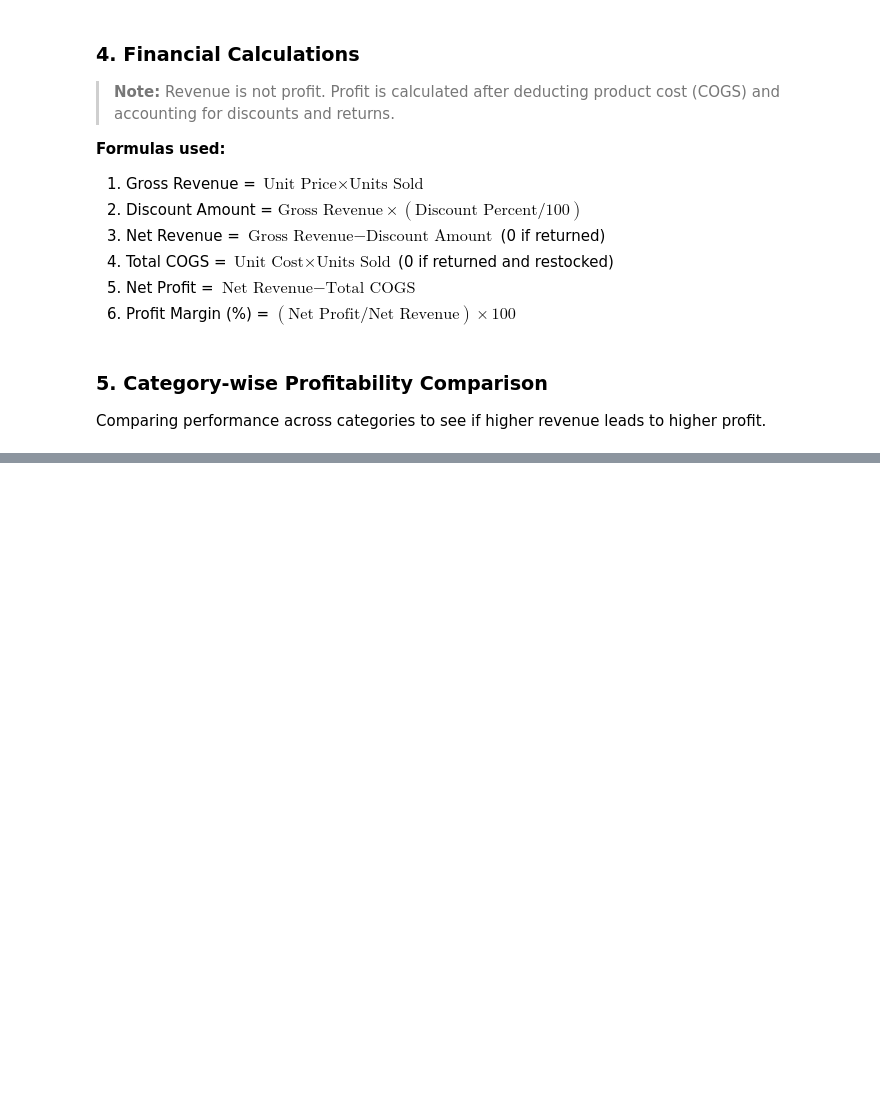
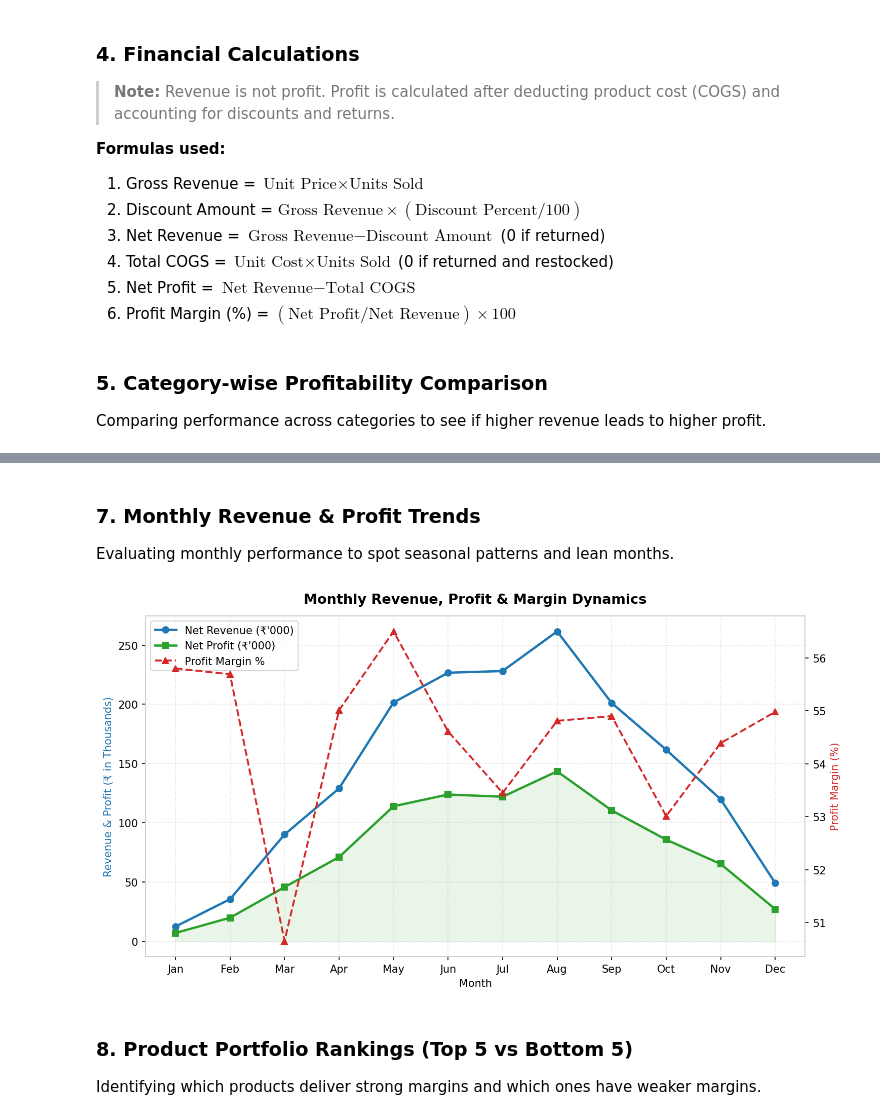
Before and after one commit to abhinavsrivastava98890/Small-Business-Profitability-Analysis, a Jupyter notebook: notebooks/profitability_analysis.ipynb, the cells around one changed output, grey strips where cells are left out. Cells and saved outputs as stored; diff of their text form; code cells hidden in the pictures; blank space fills up the shorter version.

```diff
--- a/notebooks/profitability_analysis.ipynb
+++ b/notebooks/profitability_analysis.ipynb
@@ -125,0 +235,46 @@ Comparing performance across categories to see if higher revenue leads to higher
+# %% [markdown]
+### 7. Monthly Revenue & Profit Trends
+Evaluating monthly performance to spot seasonal patterns and lean months.
+# %%
+monthly_perf = valid_sales.groupby('Month').agg(
+    Month_Name=('Month_Name', 'first'),
+    Orders=('Transaction_ID', 'count'),
+    Net_Revenue=('Net_Revenue', 'sum'),
+    Net_Profit=('Net_Profit', 'sum')
+).reset_index().sort_values('Month')
+
+monthly_perf['Margin_Pct'] = (monthly_perf['Net_Profit'] / monthly_perf['Net_Revenue'] * 100).round(2)
+monthly_perf[['Month_Name', 'Orders', 'Net_Revenue', 'Net_Profit', 'Margin_Pct']]
+# %%
+# Chart 2: Monthly Revenue, Profit & Margin Dynamics
+fig, ax1 = plt.subplots(figsize=(10, 5.5), dpi=150)
+ax2 = ax1.twinx()
+
+months = monthly_perf['Month_Name']
+rev_k = monthly_perf['Net_Revenue'] / 1000.0
+prof_k = monthly_perf['Net_Profit'] / 1000.0
+
+line1 = ax1.plot(months, rev_k, color="#1f77b4", marker="o", linewidth=2.2, label="Net Revenue (₹'000)")
+line2 = ax1.plot(months, prof_k, color="#2ca02c", marker="s", linewidth=2.2, label="Net Profit (₹'000)")
+ax1.fill_between(months, prof_k, color="#2ca02c", alpha=0.1)
+
+line3 = ax2.plot(months, monthly_perf['Margin_Pct'], color="#d62728", linestyle="--", marker="^", linewidth=1.8, label="Profit Margin %")
+
+ax1.set_title("Monthly Revenue, Profit & Margin Dynamics", fontsize=13, fontweight="bold", pad=12)
+ax1.set_xlabel("Month", fontsize=10)
+ax1.set_ylabel("Revenue & Profit (₹ in Thousands)", fontsize=10, color="#1f77b4")
+ax2.set_ylabel("Profit Margin (%)", fontsize=10, color="#d62728")
+
+ax1.grid(True, linestyle=":", alpha=0.5)
+
+lines = line1 + line2 + line3
+labels = [l.get_label() for l in lines]
+ax1.legend(lines, labels, loc="upper left")
+
+plt.tight_layout()
+plt.show()
+# %% [output]
+[figure, added]
+# %% [markdown]
+### 8. Product Portfolio Rankings (Top 5 vs Bottom 5)
+Identifying which products deliver strong margins and which ones have weaker margins.
```
Also changed, not shown: parts of 10 cells of this notebook.
